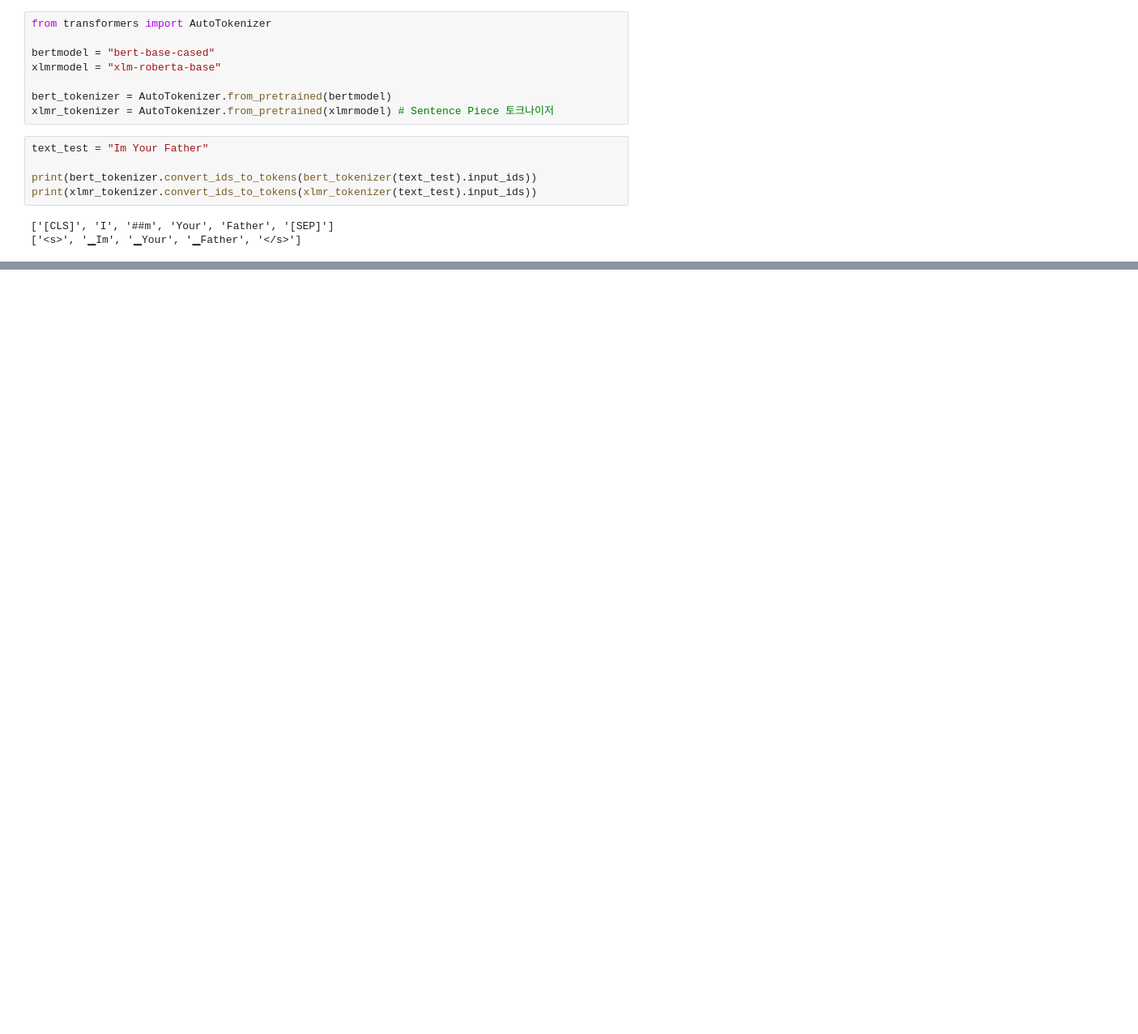
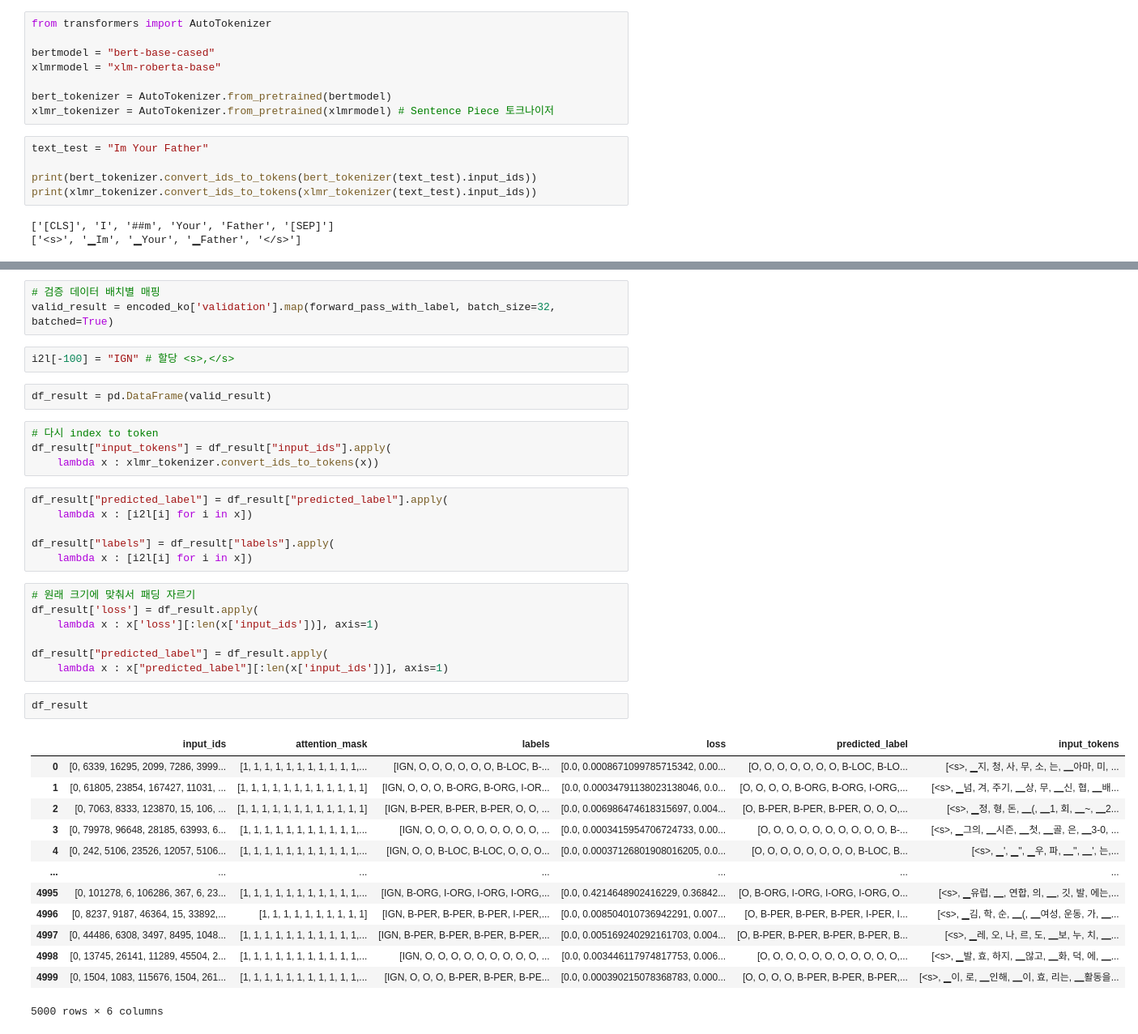
Before and after one commit to tommyjin2894/ai_study_transformer, a Jupyter notebook: 04_NER(다중_언어_개체명_인식).ipynb, the cells around one changed output, grey strips where cells are left out. Shown at 81% size. Saved outputs shown, nothing was run; the diff lists cells and outputs as text; blank space fills up the shorter version.

```diff
--- a/04_NER(다중_언어_개체명_인식).ipynb
+++ b/04_NER(다중_언어_개체명_인식).ipynb
@@ -410,0 +568,40 @@ model = XLMRobertaForTokenClassification.from_pretrained(xlmrmodel, config=xlmr_
+# %%
+# 검증 데이터 배치별 매핑
+valid_result = encoded_ko['validation'].map(forward_pass_with_label, batch_size=32, batched=True)
+# %%
+i2l[-100] = "IGN" # 할당 <s>,</s>
+# %%
+df_result = pd.DataFrame(valid_result)
+# %%
+# 다시 index to token
+df_result["input_tokens"] = df_result["input_ids"].apply(
+    lambda x : xlmr_tokenizer.convert_ids_to_tokens(x))
+# %%
+df_result["predicted_label"] = df_result["predicted_label"].apply(
+    lambda x : [i2l[i] for i in x])
+
+df_result["labels"] = df_result["labels"].apply(
+    lambda x : [i2l[i] for i in x])
+# %%
+# 원래 크기에 맞춰서 패딩 자르기
+df_result['loss'] = df_result.apply(
+    lambda x : x['loss'][:len(x['input_ids'])], axis=1)
+
+df_result["predicted_label"] = df_result.apply(
+    lambda x : x["predicted_label"][:len(x['input_ids'])], axis=1)
+# %%
+df_result
+# %% [output]
+|  | input_ids | attention_mask | labels | loss | predicted_label | input_tokens |
+| 0 | [0, 6339, 16295, 2099, 7286, 3999... | [1, 1, 1, 1, 1, 1, 1, 1, 1, 1, 1,... | [IGN, O, O, O, O, O, O, B-LOC, B-... | [0.0, 0.0008671099785715342, 0.00... | [O, O, O, O, O, O, O, B-LOC, B-LO... | [<s>, ▁지, 청, 사, 무, 소, 는, ▁아마, 미, ... |
+| 1 | [0, 61805, 23854, 167427, 11031, ... | [1, 1, 1, 1, 1, 1, 1, 1, 1, 1, 1, 1] | [IGN, O, O, O, B-ORG, B-ORG, I-OR... | [0.0, 0.00034791138023138046, 0.0... | [O, O, O, O, B-ORG, B-ORG, I-ORG,... | [<s>, ▁넘, 겨, 주기, ▁상, 무, ▁신, 협, ▁배... |
+| 2 | [0, 7063, 8333, 123870, 15, 106, ... | [1, 1, 1, 1, 1, 1, 1, 1, 1, 1, 1, 1] | [IGN, B-PER, B-PER, B-PER, O, O, ... | [0.0, 0.006986474618315697, 0.004... | [O, B-PER, B-PER, B-PER, O, O, O,... | [<s>, ▁정, 형, 돈, ▁(, ▁1, 회, ▁~, ▁2... |
+| 3 | [0, 79978, 96648, 28185, 63993, 6... | [1, 1, 1, 1, 1, 1, 1, 1, 1, 1, 1,... | [IGN, O, O, O, O, O, O, O, O, O, ... | [0.0, 0.0003415954706724733, 0.00... | [O, O, O, O, O, O, O, O, O, O, B-... | [<s>, ▁그의, ▁시즌, ▁첫, ▁골, 은, ▁3-0, ... |
+| 4 | [0, 242, 5106, 23526, 12057, 5106... | [1, 1, 1, 1, 1, 1, 1, 1, 1, 1, 1,... | [IGN, O, O, B-LOC, B-LOC, O, O, O... | [0.0, 0.00037126801908016205, 0.0... | [O, O, O, O, O, O, O, O, B-LOC, B... | [<s>, ▁', ▁'', ▁우, 파, ▁'', ▁', 는,... |
+| ... | ... | ... | ... | ... | ... | ... |
+| 4995 | [0, 101278, 6, 106286, 367, 6, 23... | [1, 1, 1, 1, 1, 1, 1, 1, 1, 1, 1,... | [IGN, B-ORG, I-ORG, I-ORG, I-ORG,... | [0.0, 0.4214648902416229, 0.36842... | [O, B-ORG, I-ORG, I-ORG, I-ORG, O... | [<s>, ▁유럽, ▁, 연합, 의, ▁, 깃, 발, 에는,... |
+| 4996 | [0, 8237, 9187, 46364, 15, 33892,... | [1, 1, 1, 1, 1, 1, 1, 1, 1, 1] | [IGN, B-PER, B-PER, B-PER, I-PER,... | [0.0, 0.008504010736942291, 0.007... | [O, B-PER, B-PER, B-PER, I-PER, I... | [<s>, ▁김, 학, 순, ▁(, ▁여성, 운동, 가, ▁... |
+| 4997 | [0, 44486, 6308, 3497, 8495, 1048... | [1, 1, 1, 1, 1, 1, 1, 1, 1, 1, 1,... | [IGN, B-PER, B-PER, B-PER, B-PER,... | [0.0, 0.005169240292161703, 0.004... | [O, B-PER, B-PER, B-PER, B-PER, B... | [<s>, ▁레, 오, 나, 르, 도, ▁보, 누, 치, ▁... |
+| 4998 | [0, 13745, 26141, 11289, 45504, 2... | [1, 1, 1, 1, 1, 1, 1, 1, 1, 1, 1,... | [IGN, O, O, O, O, O, O, O, O, O, ... | [0.0, 0.003446117974817753, 0.006... | [O, O, O, O, O, O, O, O, O, O, O,... | [<s>, ▁발, 효, 하지, ▁않고, ▁화, 덕, 에, ▁... |
+| 4999 | [0, 1504, 1083, 115676, 1504, 261... | [1, 1, 1, 1, 1, 1, 1, 1, 1, 1, 1,... | [IGN, O, O, O, B-PER, B-PER, B-PE... | [0.0, 0.000390215078368783, 0.000... | [O, O, O, O, B-PER, B-PER, B-PER,... | [<s>, ▁이, 로, ▁인해, ▁이, 효, 리는, ▁활동을... |
+5000 rows × 6 columns
```
Also changed, not shown: parts of 67 cells of this notebook, 4 other files.
